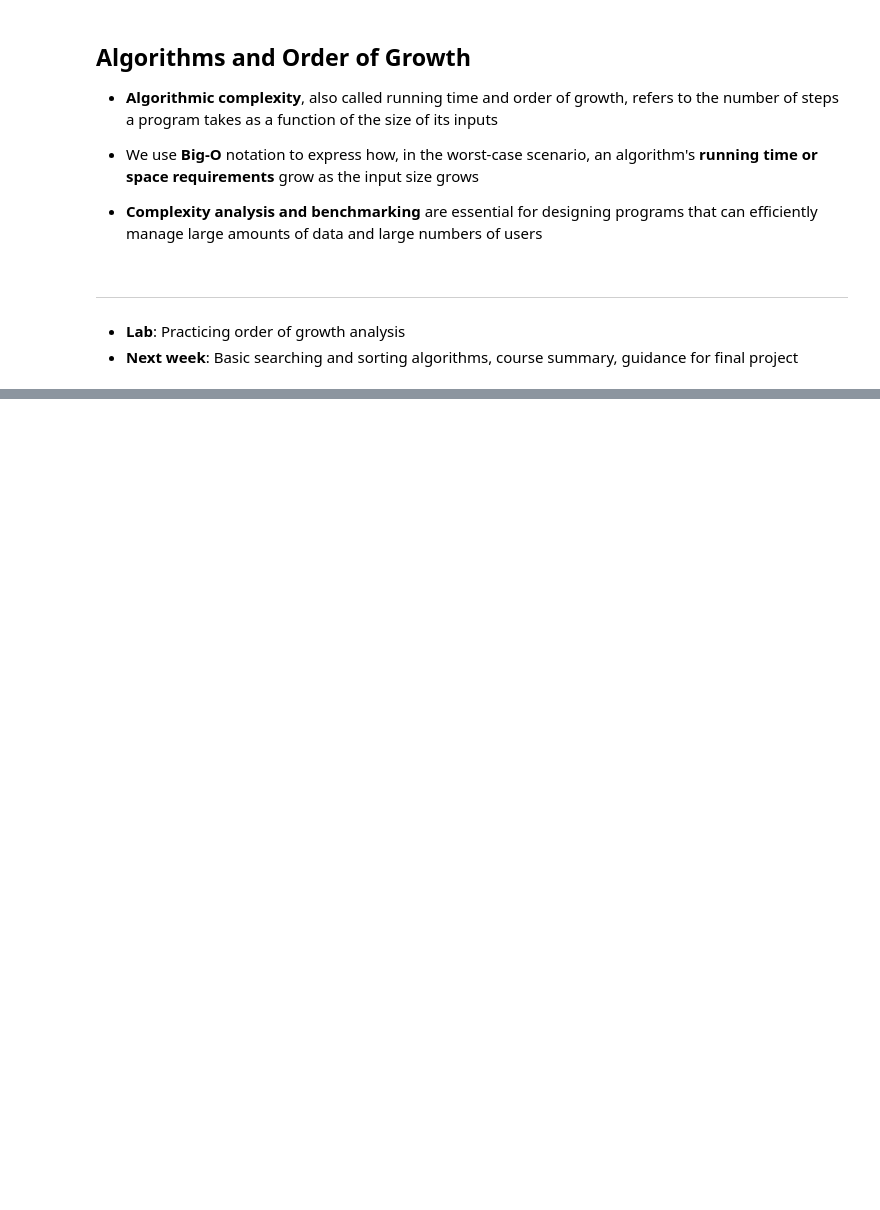
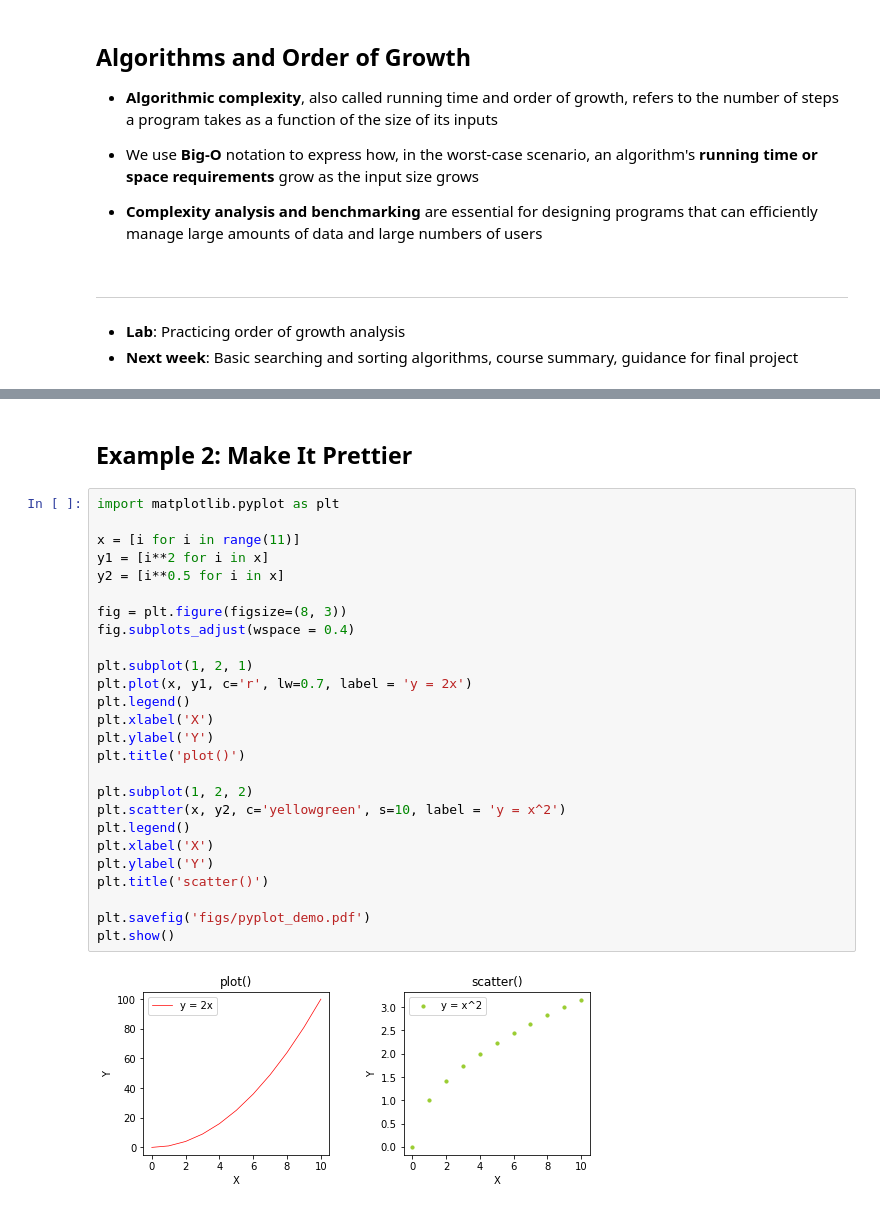
Before and after one commit to lse-my470/lectures, a Jupyter notebook: wk10/MY470_wk10_lecture.ipynb, the cells around one changed output, grey strips where cells are left out. Saved outputs shown, nothing was run; the diff lists cells and outputs as text; blank space fills up the shorter version.

```diff
--- a/wk10/MY470_wk10_lecture.ipynb
+++ b/wk10/MY470_wk10_lecture.ipynb
@@ -560,0 +617,30 @@ for i, j in coauthors:
+# %% [markdown]
+## Example 2: Make It Prettier
+# %%
+import matplotlib.pyplot as plt
+
+x = [i for i in range(11)]
+y1 = [i**2 for i in x]
+y2 = [i**0.5 for i in x]
+
+fig = plt.figure(figsize=(8, 3))
+fig.subplots_adjust(wspace = 0.4)
+
+plt.subplot(1, 2, 1)
+plt.plot(x, y1, c='r', lw=0.7, label = 'y = 2x')
+plt.legend()
+plt.xlabel('X')
+plt.ylabel('Y')
+plt.title('plot()')
+
+plt.subplot(1, 2, 2)
+plt.scatter(x, y2, c='yellowgreen', s=10, label = 'y = x^2')
+plt.legend()
+plt.xlabel('X')
+plt.ylabel('Y')
+plt.title('scatter()')
+
+plt.savefig('figs/pyplot_demo.pdf')
+plt.show()
+# %% [output]
+[figure, added]
```
Also changed, not shown: parts of 25 cells of this notebook, 2 other files.
